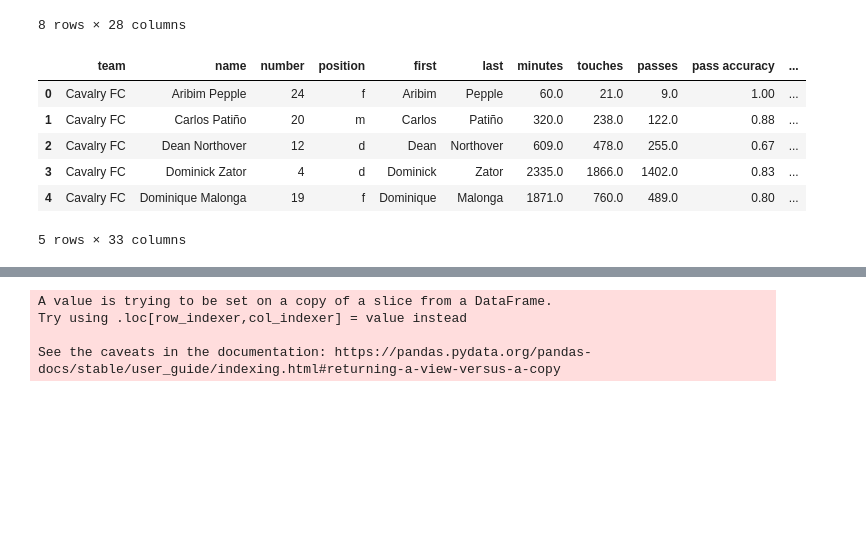
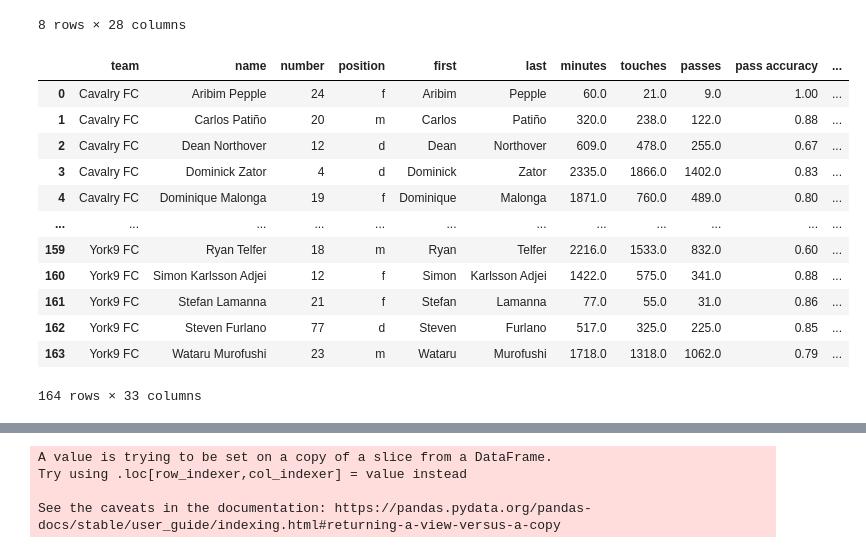
Before and after one commit to tamccullough/nutmeg, a Jupyter notebook: cpl_data_analysis_functions_creator.ipynb, the cells around one changed output, grey strips where cells are left out. Cells and saved outputs as stored; diff of their text form; code cells hidden in the pictures; blank space fills up the shorter version.

```diff
--- a/cpl_data_analysis_functions_creator.ipynb
+++ b/cpl_data_analysis_functions_creator.ipynb
@@ -45,0 +27,3 @@ team_ref
+# %%
+team_ref = get_team_names(results['home'].unique(),teams_short,colours)
+team_ref
@@ -143,5 +158 @@ def get_standings(data,season):
     return db
-# %%
-query = 'HFX Wanderers FC'
-# %%
-team = get_club_statistics(results,query)
@@ -237,7 +369,7 @@ def get_team_stats(data,query):
 
 def get_stats_all(data):
     db = pd.DataFrame()
-    for team in teams:
+    for team in team_ref['team']:
         df = get_team_stats(data,team)
         df.insert(0,'team',team)
         db = pd.concat([db,df])
@@ -246,13 +378,19 @@ def get_stats_all(data):
 # %%
 team_stats = get_stats_all(stats)#,query)
 # %%
-team_stats.head(5)
+team_stats
 # %% [output]
 |  | team | name | number | position | first | last | minutes | touches | passes | pass accuracy | ... |
 | 0 | Cavalry FC | Aribim Pepple | 24 | f | Aribim | Pepple | 60.0 | 21.0 | 9.0 | 1.00 | ... |
 | 1 | Cavalry FC | Carlos Patiño | 20 | m | Carlos | Patiño | 320.0 | 238.0 | 122.0 | 0.88 | ... |
 | 2 | Cavalry FC | Dean Northover | 12 | d | Dean | Northover | 609.0 | 478.0 | 255.0 | 0.67 | ... |
 | 3 | Cavalry FC | Dominick Zator | 4 | d | Dominick | Zator | 2335.0 | 1866.0 | 1402.0 | 0.83 | ... |
 | 4 | Cavalry FC | Dominique Malonga | 19 | f | Dominique | Malonga | 1871.0 | 760.0 | 489.0 | 0.80 | ... |
+| ... | ... | ... | ... | ... | ... | ... | ... | ... | ... | ... | ... |
+| 159 | York9 FC | Ryan Telfer | 18 | m | Ryan | Telfer | 2216.0 | 1533.0 | 832.0 | 0.60 | ... |
+| 160 | York9 FC | Simon Karlsson Adjei | 12 | f | Simon | Karlsson Adjei | 1422.0 | 575.0 | 341.0 | 0.88 | ... |
+| 161 | York9 FC | Stefan Lamanna | 21 | f | Stefan | Lamanna | 77.0 | 55.0 | 31.0 | 0.86 | ... |
+| 162 | York9 FC | Steven Furlano | 77 | d | Steven | Furlano | 517.0 | 325.0 | 225.0 | 0.85 | ... |
+| 163 | York9 FC | Wataru Murofushi | 23 | m | Wataru | Murofushi | 1718.0 | 1318.0 | 1062.0 | 0.79 | ... |
-5 rows × 33 columns
+164 rows × 33 columns
 # %%
```
Also changed, not shown: parts of 74 cells of this notebook.
